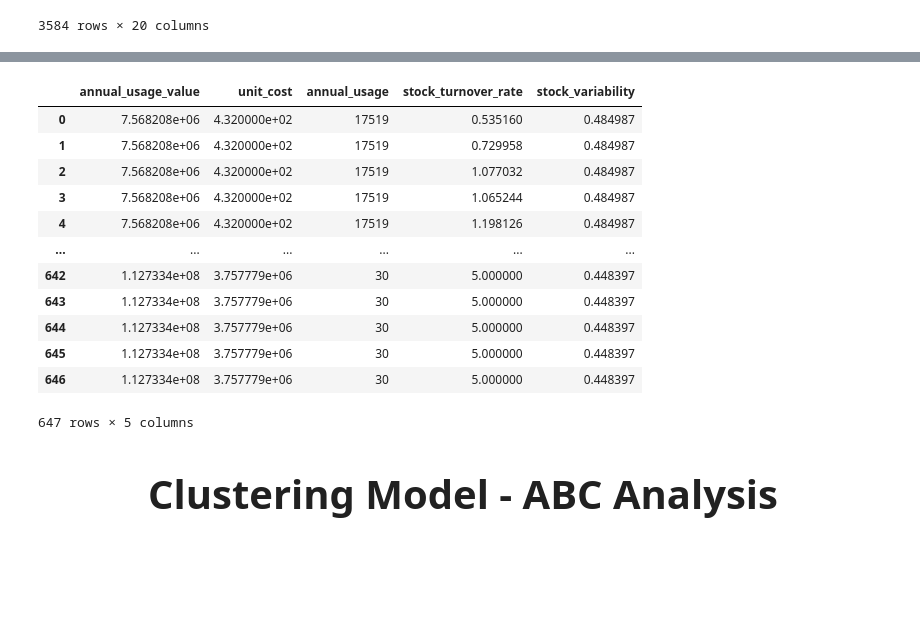
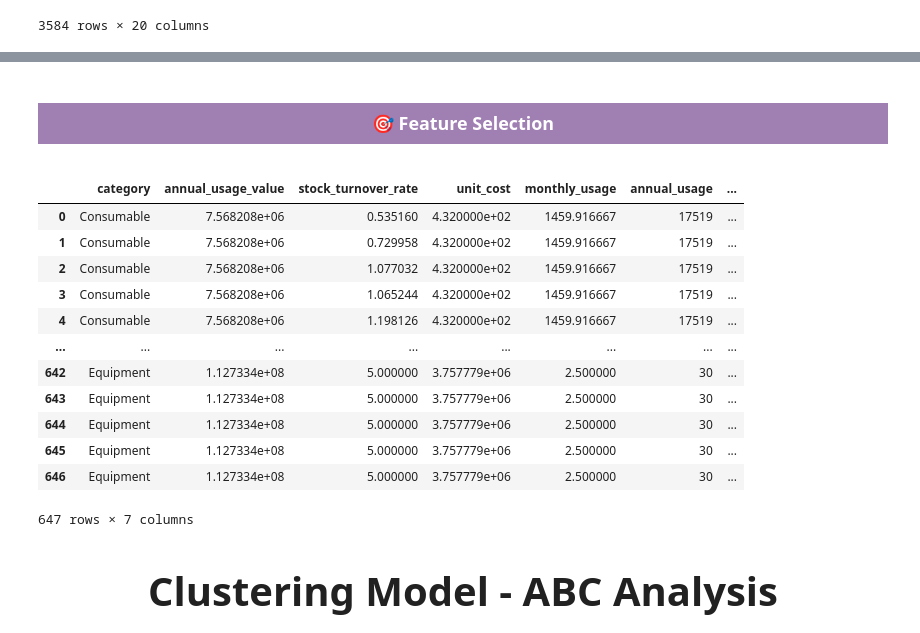
Before and after one commit to KubangPawis/hospital-inventory-demand-forecasting, a Jupyter notebook: hospital_inventory_eda.ipynb, the cells around one changed output, grey strips where cells are left out. Drawn from its saved outputs; the diff is of its cells as text; code cells hidden in the pictures; blank space fills up the shorter version.

```diff
--- a/hospital_inventory_eda.ipynb
+++ b/hospital_inventory_eda.ipynb
@@ -379,20 +404,26 @@ feature_df = feature_df[[
+# %% [markdown]
+<div style="width: 30%;">
+    <h3 style="background-color: #a07fb3; color: white; padding: 0.5rem 0.5rem; text-align: center; vertical-align: middle; box-shadow: 5px 5px #4d3e66;">🎯 Feature Selection</h3>
+    <div style="margin: 1.5rem 0;"></div>
+</div>
 # %%
-X_features = ['annual_usage_value', 'unit_cost', 'annual_usage', 'stock_turnover_rate', 'stock_variability']
+#X_features = ['annual_usage_value', 'unit_cost', 'monthly_usage', 'annual_usage', 'stock_turnover_rate', 'stock_variability']
+X_features = ['category', 'annual_usage_value', 'stock_turnover_rate', 'unit_cost', 'monthly_usage', 'annual_usage', 'stock_variability']
 X = feature_df[X_features]
 X
 # %% [output]
-|  | annual_usage_value | unit_cost | annual_usage | stock_turnover_rate | stock_variability |
-| 0 | 7.568208e+06 | 4.320000e+02 | 17519 | 0.535160 | 0.484987 |
-| 1 | 7.568208e+06 | 4.320000e+02 | 17519 | 0.729958 | 0.484987 |
-| 2 | 7.568208e+06 | 4.320000e+02 | 17519 | 1.077032 | 0.484987 |
-| 3 | 7.568208e+06 | 4.320000e+02 | 17519 | 1.065244 | 0.484987 |
-| 4 | 7.568208e+06 | 4.320000e+02 | 17519 | 1.198126 | 0.484987 |
-| ... | ... | ... | ... | ... | ... |
-| 642 | 1.127334e+08 | 3.757779e+06 | 30 | 5.000000 | 0.448397 |
-| 643 | 1.127334e+08 | 3.757779e+06 | 30 | 5.000000 | 0.448397 |
-| 644 | 1.127334e+08 | 3.757779e+06 | 30 | 5.000000 | 0.448397 |
-| 645 | 1.127334e+08 | 3.757779e+06 | 30 | 5.000000 | 0.448397 |
-| 646 | 1.127334e+08 | 3.757779e+06 | 30 | 5.000000 | 0.448397 |
+|  | category | annual_usage_value | stock_turnover_rate | unit_cost | monthly_usage | annual_usage | ... |
+| 0 | Consumable | 7.568208e+06 | 0.535160 | 4.320000e+02 | 1459.916667 | 17519 | ... |
+| 1 | Consumable | 7.568208e+06 | 0.729958 | 4.320000e+02 | 1459.916667 | 17519 | ... |
+| 2 | Consumable | 7.568208e+06 | 1.077032 | 4.320000e+02 | 1459.916667 | 17519 | ... |
+| 3 | Consumable | 7.568208e+06 | 1.065244 | 4.320000e+02 | 1459.916667 | 17519 | ... |
+| 4 | Consumable | 7.568208e+06 | 1.198126 | 4.320000e+02 | 1459.916667 | 17519 | ... |
+| ... | ... | ... | ... | ... | ... | ... | ... |
+| 642 | Equipment | 1.127334e+08 | 5.000000 | 3.757779e+06 | 2.500000 | 30 | ... |
+| 643 | Equipment | 1.127334e+08 | 5.000000 | 3.757779e+06 | 2.500000 | 30 | ... |
+| 644 | Equipment | 1.127334e+08 | 5.000000 | 3.757779e+06 | 2.500000 | 30 | ... |
+| 645 | Equipment | 1.127334e+08 | 5.000000 | 3.757779e+06 | 2.500000 | 30 | ... |
+| 646 | Equipment | 1.127334e+08 | 5.000000 | 3.757779e+06 | 2.500000 | 30 | ... |
-647 rows × 5 columns
+647 rows × 7 columns
 # %% [markdown]
 <h1 style='font-size: 2.5rem; text-align: center;'>Clustering Model - ABC Analysis</h1>
```
Also changed, not shown: parts of 12 cells of this notebook, 2 other files.
